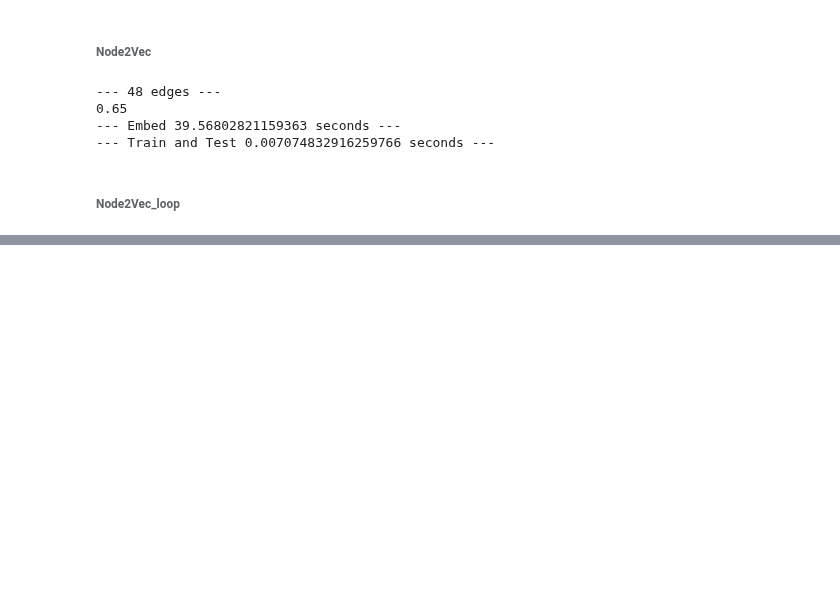
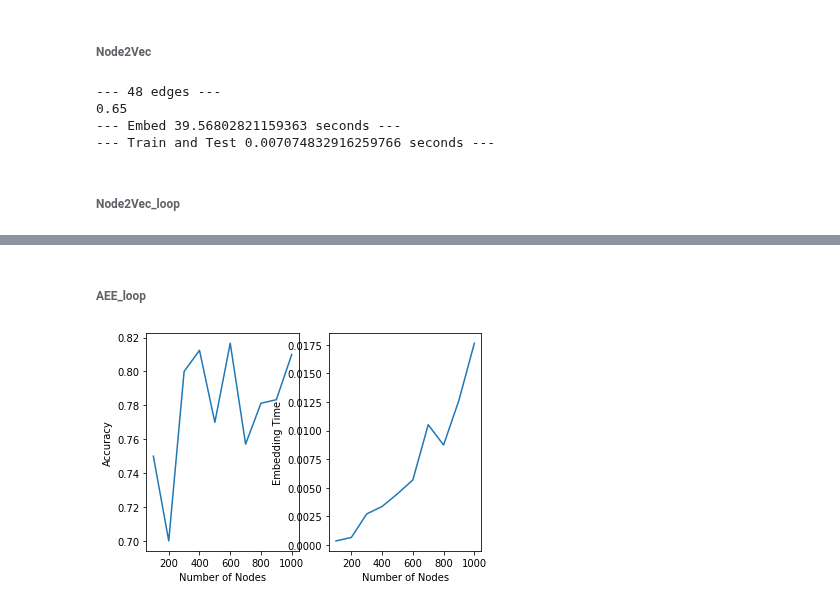
Before and after one commit to cshen6/GraphEmd, a Jupyter notebook: Experiments/Python/test_node2vec.ipynb, the cells around one changed output, grey strips where cells are left out. Drawn from its saved outputs; the diff is of its cells as text; code cells hidden in the pictures; blank space fills up the shorter version.

```diff
--- a/Experiments/Python/test_node2vec.ipynb
+++ b/Experiments/Python/test_node2vec.ipynb
@@ -802,0 +805,28 @@ output_plot(acc_list, time_list, node_list)
+# %% [markdown]
+###### AEE_loop
+# %%
+acc_list = []
+node_list= []
+time_list = []
+for n in range(100, 1100, 100):
+
+  case = Case(n)
+  case_20 = case.case_20_fully_known()
+
+  Encod = EncoderEmbedding()
+  Emb_time_begin = time.time()
+  aee = Encod.AEE(case_20)
+  Emb_time_end = time.time()
+
+  clf = LinearDiscriminantAnalysis()
+  clf.fit(aee.z_train, aee.y_train)
+  acc = clf.score(aee.z_test, aee.y_test)
+
+  acc_list.append(acc)
+  time_list.append((Emb_time_end - Emb_time_begin))
+  node_list.append(n)
+
+
+output_plot(acc_list, time_list, node_list)
+# %% [output]
+[figure, added]
```
Also changed, not shown: parts of 4 cells of this notebook.
